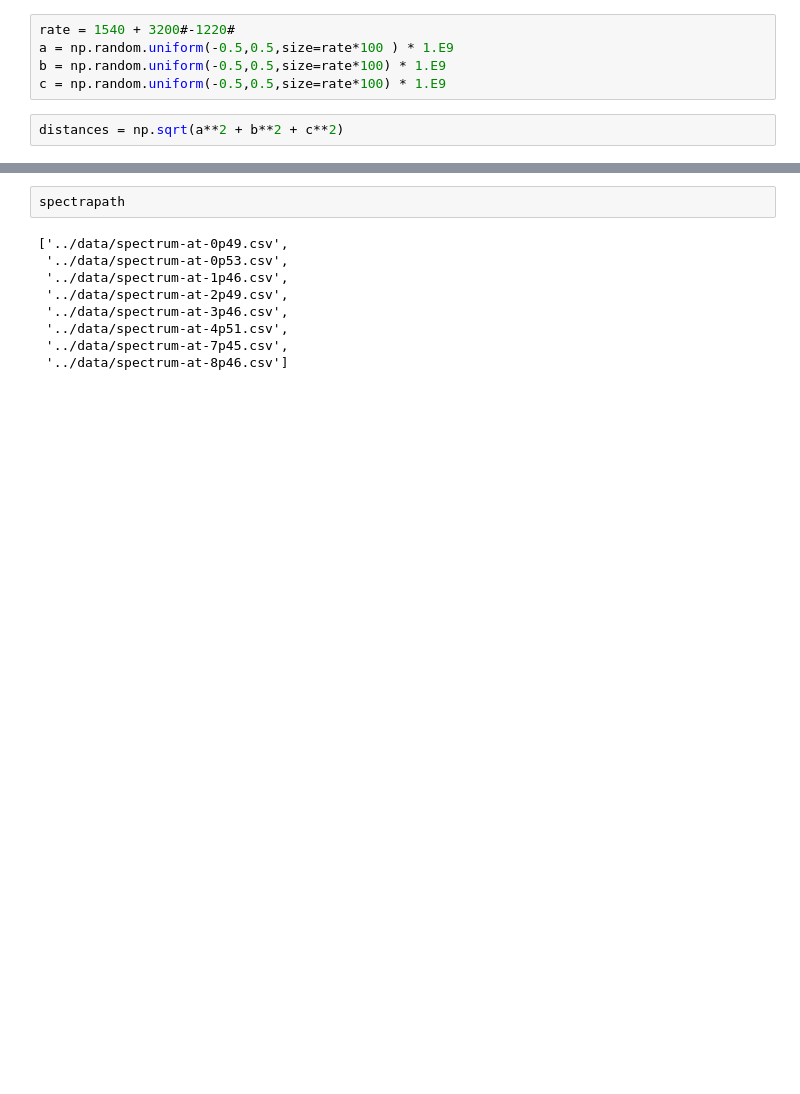
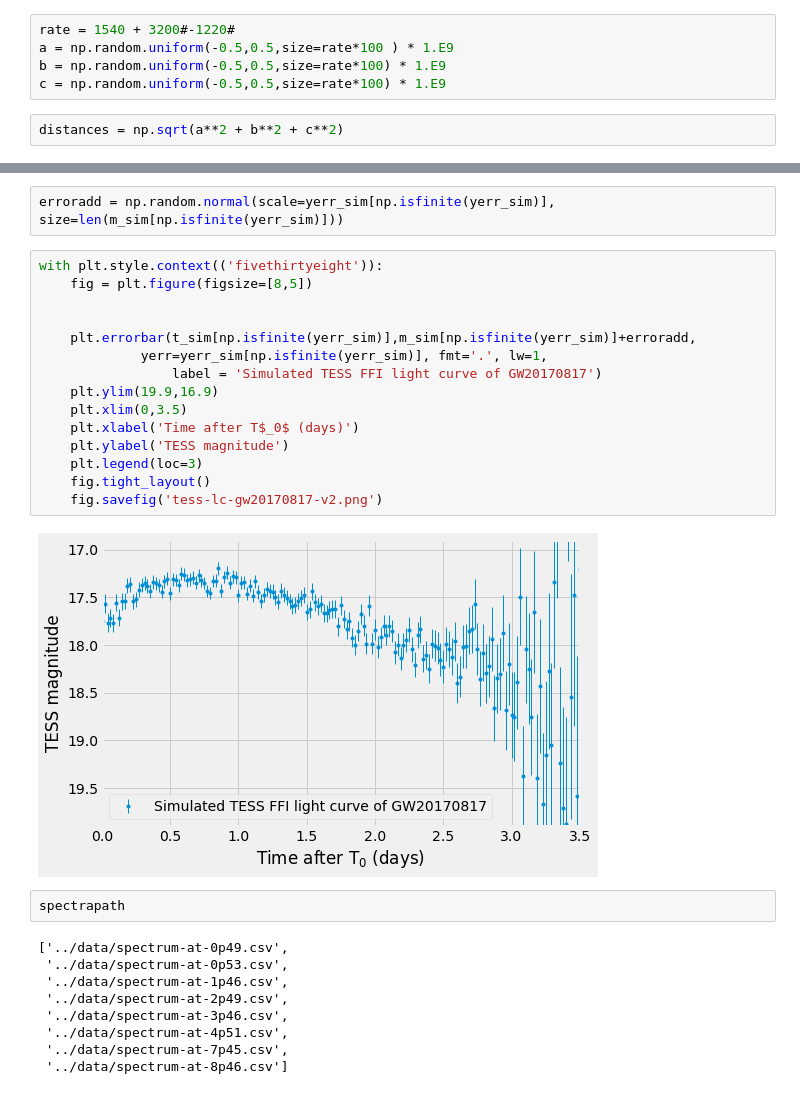
Before and after one commit to mrtommyb/messing-with-gw, a Jupyter notebook: code/gw_mag_v2.ipynb, the cells around one changed output, grey strips where cells are left out. Drawn from its saved outputs; the diff is of its cells as text; blank space fills up the shorter version.

```diff
--- a/code/gw_mag_v2.ipynb
+++ b/code/gw_mag_v2.ipynb
@@ -58,3 +68,22 @@ array([[ 0.,  0.,  0., ...,  0.,  0.,  0.],
+# %%
+erroradd = np.random.normal(scale=yerr_sim[np.isfinite(yerr_sim)], size=len(m_sim[np.isfinite(yerr_sim)]))
+# %%
+with plt.style.context(('fivethirtyeight')):
+    fig = plt.figure(figsize=[8,5])
+
+
+    plt.errorbar(t_sim[np.isfinite(yerr_sim)],m_sim[np.isfinite(yerr_sim)]+erroradd,
+             yerr=yerr_sim[np.isfinite(yerr_sim)], fmt='.', lw=1,
+                 label = 'Simulated TESS FFI light curve of GW20170817')
+    plt.ylim(19.9,16.9)
+    plt.xlim(0,3.5)
+    plt.xlabel('Time after T$_0$ (days)')
+    plt.ylabel('TESS magnitude')
+    plt.legend(loc=3)
+    fig.tight_layout()
+    fig.savefig('tess-lc-gw20170817-v2.png')
+# %% [output]
+[figure, added]
 # %%
 spectrapath
 # %% [output]
```
Also changed, not shown: parts of 6 cells of this notebook, 3 other files.
